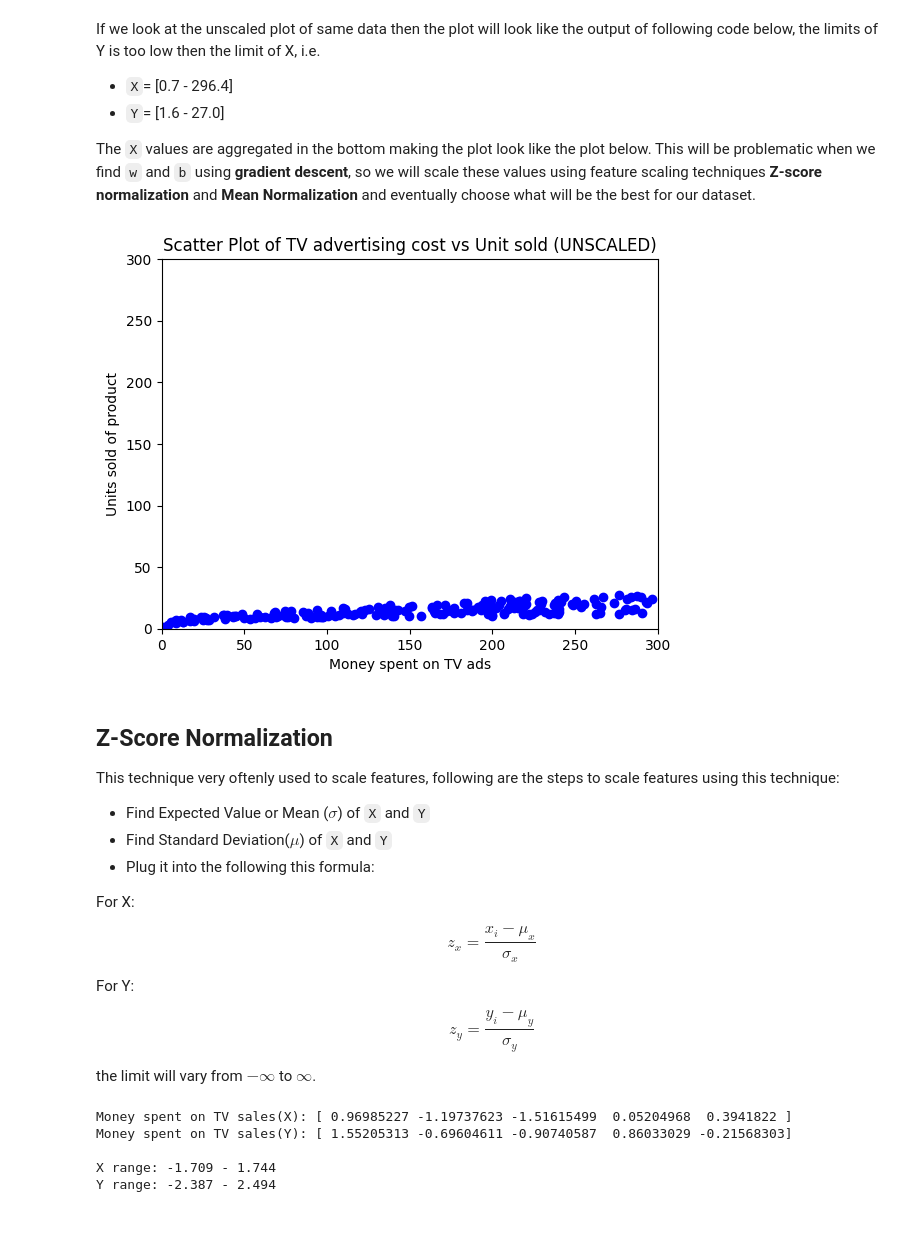
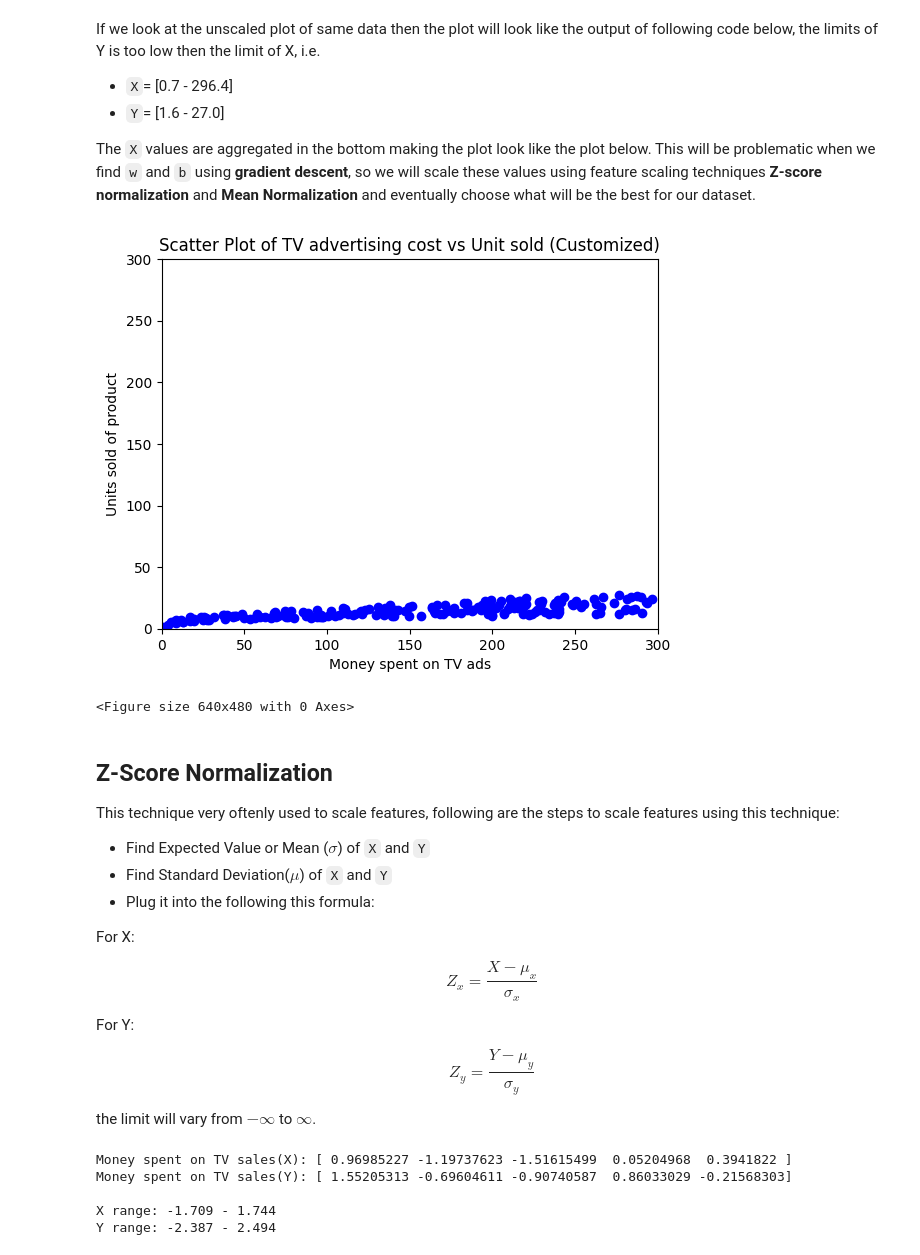
Before and after one commit to iotareal/Linear-Regression-from-Scratch, a Jupyter notebook: notebooks/Basic_data_handling_and_Processing.ipynb, the cells around one changed output. Saved outputs shown, nothing was run; the diff lists cells and outputs as text; code cells hidden in the pictures; blank space fills up the shorter version.

Commit message:
Completed Data Preprocessing in SLR part and added plots to image folder

```diff
--- a/notebooks/Basic_data_handling_and_Processing.ipynb
+++ b/notebooks/Basic_data_handling_and_Processing.ipynb
@@ -58,13 +60,15 @@ The `X` values are aggregated in the bottom making the plot look like the plot b
 # %%
 plt.scatter(X, Y,color='blue', label='Data Points')
 plt.xlim(0, 300)
 plt.ylim(0, 300)
-plt.title('Scatter Plot of TV advertising cost vs Unit sold (UNSCALED)')
+plt.title('Scatter Plot of TV advertising cost vs Unit sold (Customized)')
 plt.xlabel('Money spent on TV ads')
 plt.ylabel('Units sold of product')
 plt.show()
+plt.savefig('outputs/figures/SLR/custom_plot.png', format='png')
 # %% [output]
-[figure, old version]
+[figure, new version]
+<Figure size 640x480 with 0 Axes>
 # %% [markdown]
 ## Z-Score Normalization
 This technique very oftenly used to scale features, following are the steps to scale features using this technique:
@@ -75,11 +79,11 @@ This technique very oftenly used to scale features, following are the steps to s
 
 For X:
 
-$$z_x = \frac{x_i - \mu_x}{\sigma_x}$$
+$$Z_x = \frac{X - \mu_x}{\sigma_x}$$
 
 For Y:
 
-$$z_y = \frac{y_i - \mu_y}{\sigma_y}$$
+$$Z_y = \frac{Y - \mu_y}{\sigma_y}$$
 
 
 the limit will vary from $-\infty$ to $\infty$.
```
Also changed, not shown: parts of 12 cells of this notebook, 9 other files.
